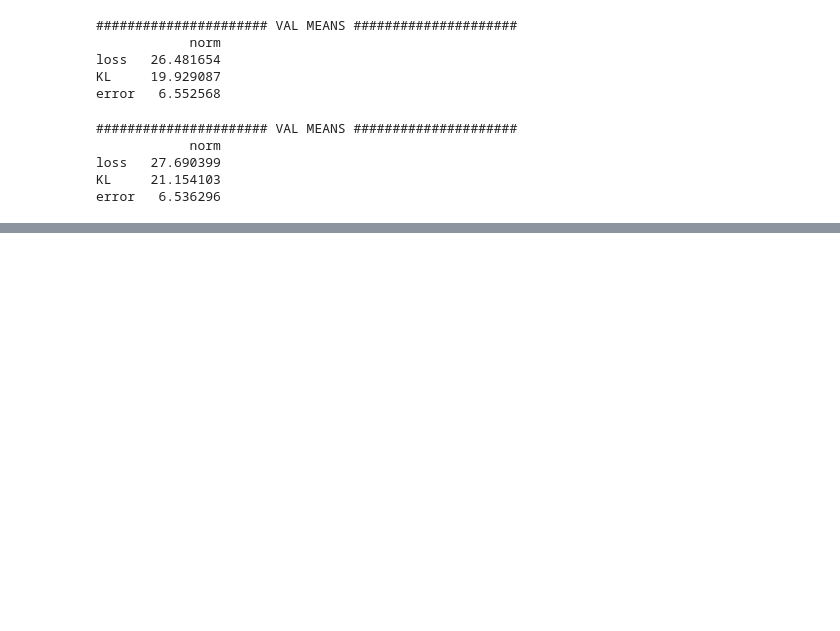
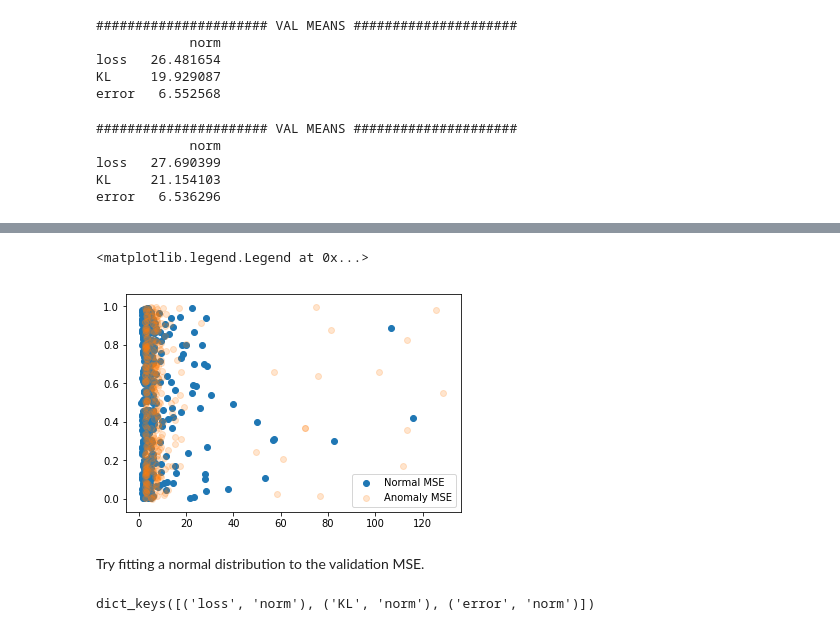
Before and after one commit to mttmac/glance, a Jupyter notebook: Week3Demo.ipynb, the cells around one changed output, grey strips where cells are left out. Saved outputs shown, nothing was run; the diff lists cells and outputs as text; code cells hidden in the pictures; blank space fills up the shorter version.

```diff
--- a/Week3Demo.ipynb
+++ b/Week3Demo.ipynb
@@ -241,0 +304,9 @@ error   6.536296
+# %%
+plt.scatter(normaly, normalx, label='Normal MSE')
+plt.scatter(anomaly, anomalx, label='Anomaly MSE', alpha=0.2)
+plt.legend()
+# %% [output]
+<matplotlib.legend.Legend at 0x...>
+[figure, added]
+# %% [markdown]
+Try fitting a normal distribution to the validation MSE.
@@ -241,0 +315,4 @@ error   6.536296
+# %%
+val_scores.keys()
+# %% [output]
+dict_keys([('loss', 'norm'), ('KL', 'norm'), ('error', 'norm')])
```
Also changed, not shown: parts of 14 cells of this notebook.
